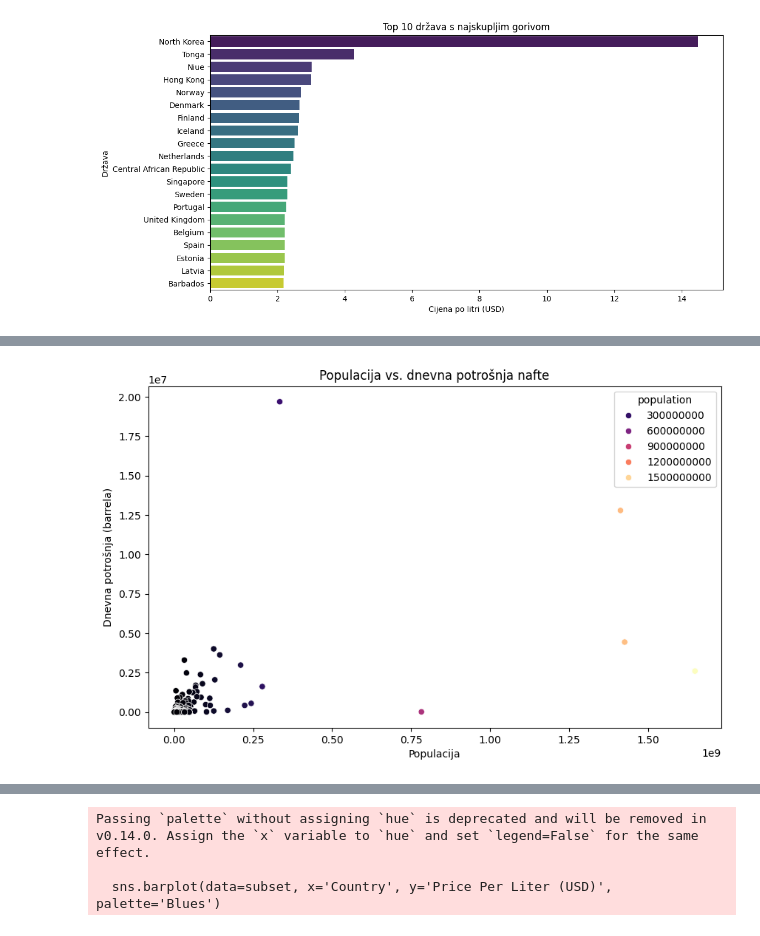
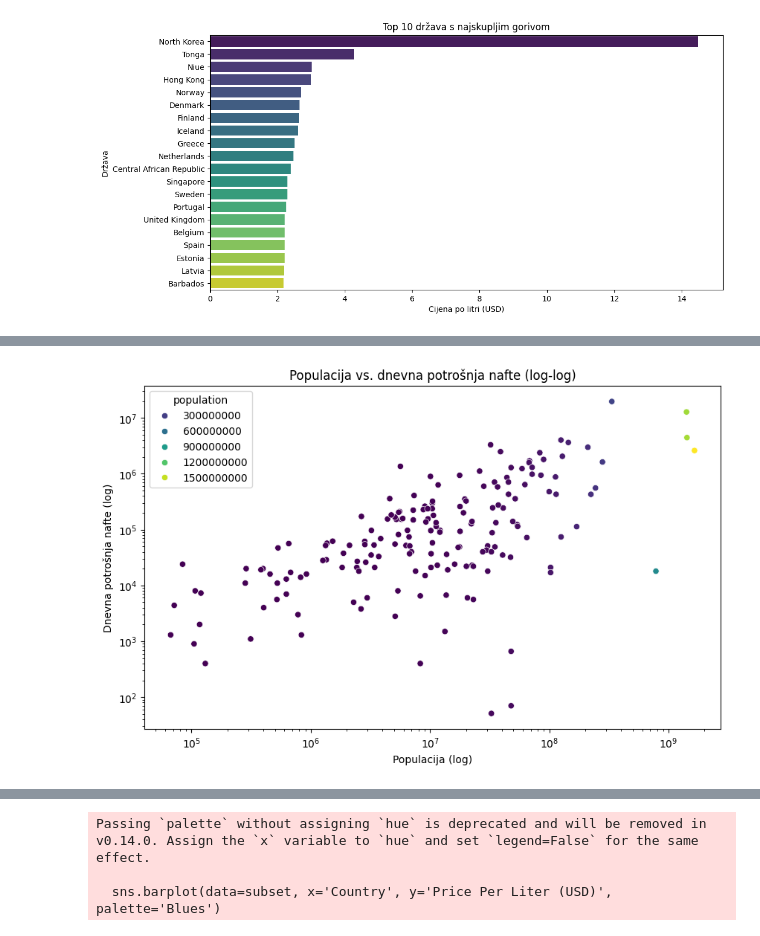
Before and after one commit to inizek23/Projekt-PzAP, a Jupyter notebook: PROJEKT_PzAP_Nizek.ipynb, the cells around one changed output, grey strips where cells are left out. Cells and saved outputs as stored; diff of their text form; code cells hidden in the pictures.

```diff
--- a/PROJEKT_PzAP_Nizek.ipynb
+++ b/PROJEKT_PzAP_Nizek.ipynb
@@ -289,9 +323,11 @@ plt.show()
 # %%
 plt.figure(figsize=(10,6))
-sns.scatterplot(data=merged, x='population', y='Daily Oil Consumption (Barrels)', hue='population', palette='magma')
-plt.title('Populacija vs. dnevna potrošnja nafte')
-plt.xlabel('Populacija')
-plt.ylabel('Dnevna potrošnja (barrela)')
+sns.scatterplot(data=merged, x='population', y='Daily Oil Consumption (Barrels)', hue='population', palette='viridis')
+plt.xscale('log')
+plt.yscale('log')
+plt.title('Populacija vs. dnevna potrošnja nafte (log-log)')
+plt.xlabel('Populacija (log)')
+plt.ylabel('Dnevna potrošnja nafte (log)')
 plt.show()
 # %% [output]
-[figure, old version]
+[figure, new version]
```
Also changed, not shown: parts of 20 cells of this notebook.
